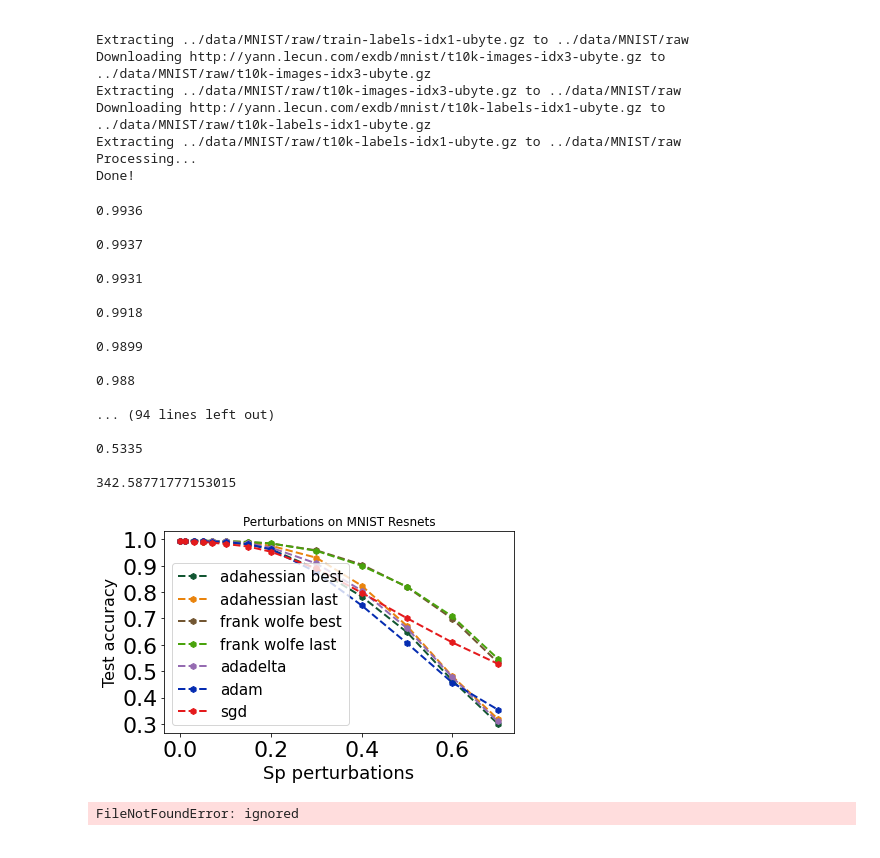
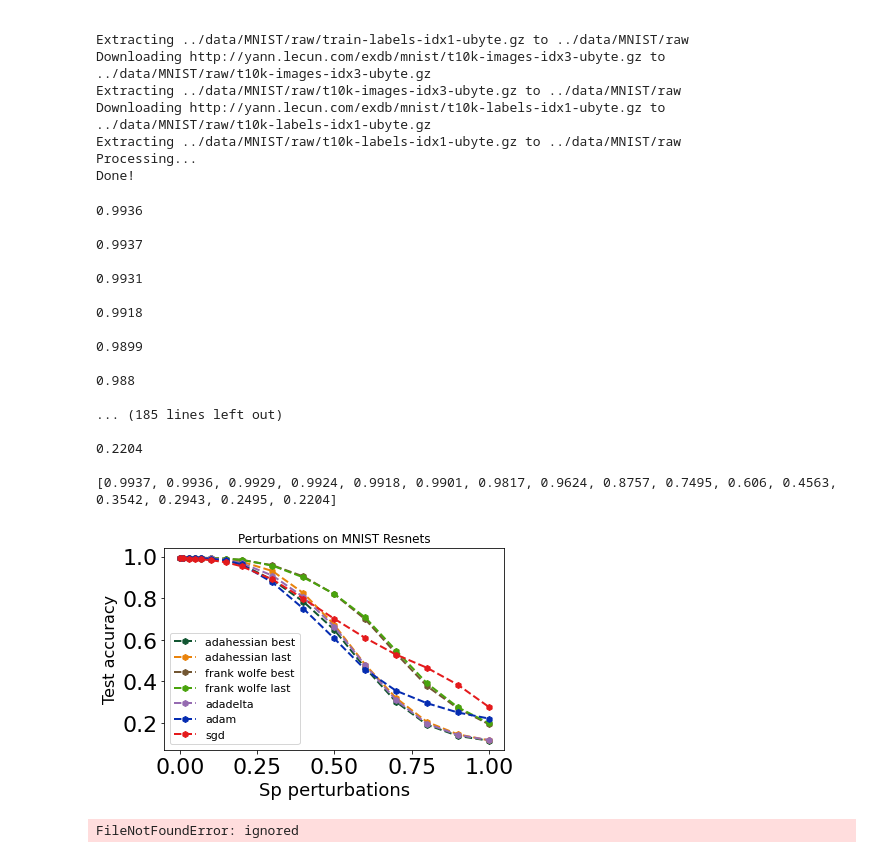
Before and after one commit to yeungjosh/resnet-perturbations-riselab, a Jupyter notebook: perturbation_analysis.ipynb, the cells around one changed output. Cells and saved outputs as stored; diff of their text form; code cells hidden in the pictures.

```diff
--- a/perturbation_analysis.ipynb
+++ b/perturbation_analysis.ipynb
@@ -246,7 +246,7 @@ if ntype == 'white':
     # noise_level = [0.0]
 
 else:
-    noise_level = [0.0, 0.01, 0.03, 0.05, 0.07, 0.1, 0.15, 0.2, 0.3, 0.4, 0.5, 0.6, 0.7]
+    noise_level = [0.0, 0.01, 0.03, 0.05, 0.07, 0.1, 0.15, 0.2, 0.3, 0.4, 0.5, 0.6, 0.7, 0.8, 0.9, 1.0]
     # noise_level = [0.0]
 
 start = time.time()
@@ -260,12 +260,12 @@ acc_frank_wolfe_last_sp = perturb(frank_wolfe_last, test_loader, noise_level, nt
 acc_frank_wolfe_best_sp = perturb(frank_wolfe_best, test_loader, noise_level, ntype=ntype)
 
 
-# acc_adadelta_sp = perturb(adadelta, test_loader, noise_level, ntype=ntype)
-# print(acc_adadelta_sp)
-# acc_adam_sp = perturb(adam, test_loader, noise_level, ntype=ntype)
-# print(acc_adam_sp)
-# acc_sgd_sp = perturb(sgd, test_loader, noise_level, ntype=ntype)
-# print(acc_sgd_sp)
+acc_adadelta_sp = perturb(adadelta, test_loader, noise_level, ntype=ntype)
+print(acc_adadelta_sp)
+acc_adam_sp = perturb(adam, test_loader, noise_level, ntype=ntype)
+print(acc_adam_sp)
+acc_sgd_sp = perturb(sgd, test_loader, noise_level, ntype=ntype)
+print(acc_sgd_sp)
 
 end = time.time()
 print(end - start)
@@ -282,42 +282,42 @@ print(end - start)
 
 0.988
 
-... (94 lines left out)
+... (185 lines left out)
 
-0.5335
+0.2204
 
-342.58771777153015
+[0.9937, 0.9936, 0.9929, 0.9924, 0.9918, 0.9901, 0.9817, 0.9624, 0.8757, 0.7495, 0.606, 0.4563, 0.3542, 0.2943, 0.2495, 0.2204]
 # %%
 # print(acc_adadelta_sp)
 # print(acc_adam_sp)
 # print(acc_sgd_sp)
-acc_adadelta_sp = [0.9953, 0.9952, 0.9951, 0.9939, 0.9935, 0.9921, 0.9846, 0.9688, 0.9088, 0.8058, 0.6627, 0.4768, 0.3091]
+# acc_adadelta_sp = [0.9953, 0.9952, 0.9951, 0.9939, 0.9935, 0.9921, 0.9846, 0.9688, 0.9088, 0.8058, 0.6627, 0.4768, 0.3091]
 
-acc_adam_sp = [0.9937, 0.9936, 0.9929, 0.9924, 0.9918, 0.9901, 0.9817, 0.9624, 0.8757, 0.7495, 0.606, 0.4563, 0.3542]
+# acc_adam_sp = [0.9937, 0.9936, 0.9929, 0.9924, 0.9918, 0.9901, 0.9817, 0.9624, 0.8757, 0.7495, 0.606, 0.4563, 0.3542]
 
-acc_sgd_sp = [0.9932, 0.9931, 0.991, 0.9897, 0.9873, 0.9827, 0.9728, 0.9533, 0.89, 0.7978, 0.7009, 0.6088, 0.5283]
+# acc_sgd_sp = [0.9932, 0.9931, 0.991, 0.9897, 0.9873, 0.9827, 0.9728, 0.9533, 0.89, 0.7978, 0.7009, 0.6088, 0.5283]
 # %%
 plt.plot(noise_level, acc_adahessian_best_sp, 'h--', lw=2, c='#125632', label='adahessian best')
 plt.plot(noise_level, acc_adahessian_last_sp, 'h--', lw=2, c='#e9830c', label='adahessian last')
 
 plt.plot(noise_level, acc_frank_wolfe_best_sp, 'h--', lw=2, c='#725632', label='frank wolfe best')
 plt.plot(noise_level, acc_frank_wolfe_last_sp, 'h--', lw=2, c='#49a30c', label='frank wolfe last')
 
 plt.title("Perturbations on MNIST Resnets")
 plt.plot(noise_level, acc_adadelta_sp, 'h--', lw=2, c='#956bb1', label='adadelta')
 plt.plot(noise_level, acc_adam_sp, 'h--', lw=2, c='#052cb1', label='adam')
 plt.plot(noise_level, acc_sgd_sp, 'h--', lw=2, c='#e41a1c', label='sgd')
 plt.xlabel('Sp perturbations', fontsize=18)
 plt.ylabel('Test accuracy', fontsize=16)
 plt.tick_params(axis='y', labelsize=22)
 plt.tick_params(axis='x', labelsize=22)
 plt.locator_params(axis='y', nbins=8)
-plt.legend(fontsize=15)
+plt.legend(fontsize=11)
 plt.tight_layout()
 plt.show()
 # plt.savefig('F"/content/gdrive/My Drive/plot_perturb.pdf')
 # %% [output]
-[figure, old version]
+[figure, new version]
 # %%
 plt.savefig('F"/content/gdrive/My Drive/plot_perturb.pdf')
 # %% [output]
```
